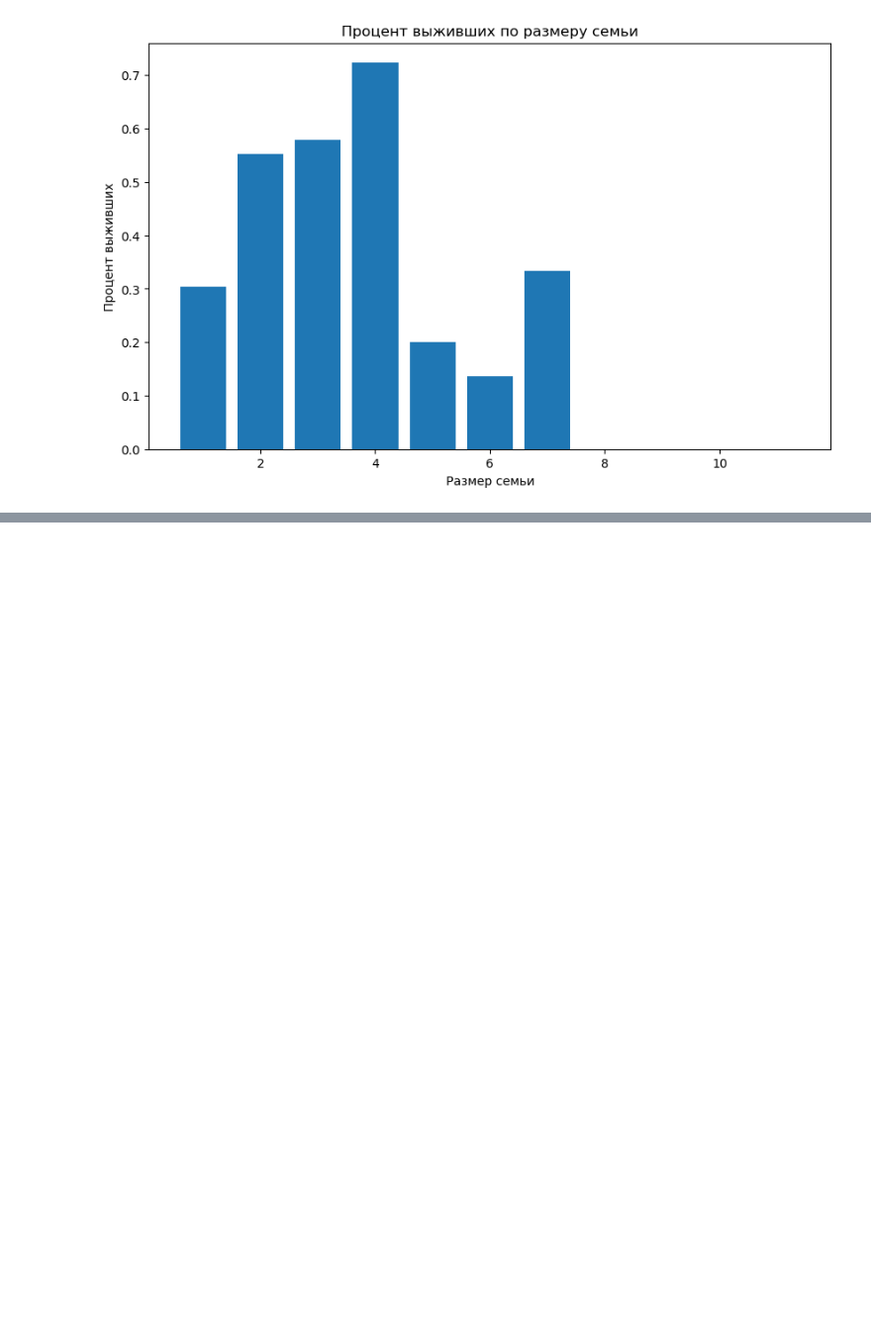
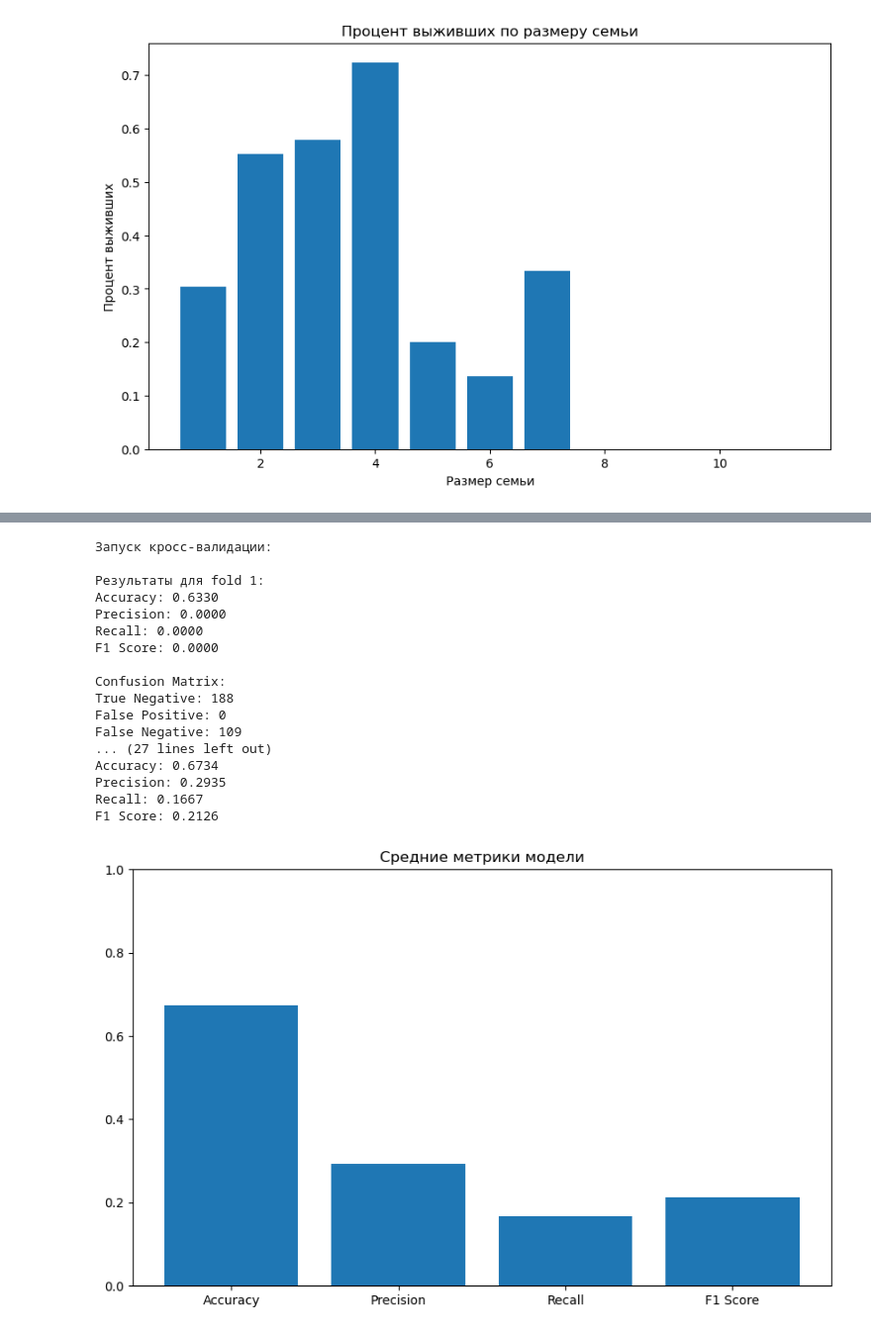
Before and after one commit to lol33229/titanik, a Jupyter notebook: TITANIK(финальный).ipynb, the cells around one changed output, grey strips where cells are left out. Shown: that part at 99% size. Cells and saved outputs as stored; diff of their text form; code cells hidden in the pictures; blank space fills up the shorter version.

```diff
--- a/TITANIK(финальный).ipynb
+++ b/TITANIK(финальный).ipynb
@@ -145,0 +300,78 @@ plt.show()
+# %%
+# Запускаем обучение и кросс-валидацию
+print("\nЗапуск кросс-валидации:")
+metrics_results = cross_validation(X, y, k_folds=3)
+
+# Вычисляем средние метрики по всем фолдам
+avg_metrics = {
+    'accuracy': np.mean([m['accuracy'] for m in metrics_results]),
+    'precision': np.mean([m['precision'] for m in metrics_results]),
+    'recall': np.mean([m['recall'] for m in metrics_results]),
+    'f1': np.mean([m['f1'] for m in metrics_results])
+}
+
+print("\nСредние метрики по всем фолдам:")
+print(f"Accuracy: {avg_metrics['accuracy']:.4f}")
+print(f"Precision: {avg_metrics['precision']:.4f}")
+print(f"Recall: {avg_metrics['recall']:.4f}")
+print(f"F1 Score: {avg_metrics['f1']:.4f}")
+
+# Визуализация результатов
+plt.figure(figsize=(10, 6))
+metrics_names = ['Accuracy', 'Precision', 'Recall', 'F1 Score']
+metrics_values = [avg_metrics['accuracy'], avg_metrics['precision'],
+                 avg_metrics['recall'], avg_metrics['f1']]
+
+plt.bar(metrics_names, metrics_values)
+plt.title('Средние метрики модели')
+plt.ylim(0, 1)
+plt.show()
+
+# Визуализация confusion matrix для последнего фолда
+# Визуализация confusion matrix для последнего фолда
+plt.figure(figsize=(8, 6))
+cm = metrics_results[-1]['confusion_matrix']
+cm_matrix = [[cm['tn'], cm['fp']], [cm['fn'], cm['tp']]]
+plt.imshow(cm_matrix, cmap='Blues')
+plt.colorbar()
+plt.xticks([0, 1], ['Predicted 0', 'Predicted 1'])
+plt.yticks([0, 1], ['Actual 0', 'Actual 1'])
+plt.title('Confusion Matrix (последний фолд)')
+
+# Добавляем значения в ячейки
+for i in range(2):
+    for j in range(2):
+        plt.text(j, i, str(cm_matrix[i][j]),
+                ha='center', va='center')
+
+plt.show()
+
+# Финальные выводы
+print("\nИтоговые выводы:")
+print(f"1. Модель правильно предсказала, что пассажир выживет (True Positive): {cm['tp']} случаев")
+print(f"2. Модель правильно предсказала, что пассажир погибнет (True Negative): {cm['tn']} случаев")
+print(f"3. Модель ошибочно предсказала выживание (False Positive): {cm['fp']} случаев")
+print(f"4. Модель ошибочно предсказала гибель (False Negative): {cm['fn']} случаев")
+print(f"\nОбщая точность модели (accuracy): {avg_metrics['accuracy']:.4f}")
+print(f"Точность предсказания выживших (precision): {avg_metrics['precision']:.4f}")
+print(f"Полнота предсказания выживших (recall): {avg_metrics['recall']:.4f}")
+print(f"F1-мера: {avg_metrics['f1']:.4f}")
+# %% [output]
+Запуск кросс-валидации:
+
+Результаты для fold 1:
+Accuracy: 0.6330
+Precision: 0.0000
+Recall: 0.0000
+F1 Score: 0.0000
+
+Confusion Matrix:
+True Negative: 188
+False Positive: 0
+False Negative: 109
+... (27 lines left out)
+Accuracy: 0.6734
+Precision: 0.2935
+Recall: 0.1667
+F1 Score: 0.2126
+[figure, added]
```
Also changed, not shown: parts of 6 cells of this notebook.
